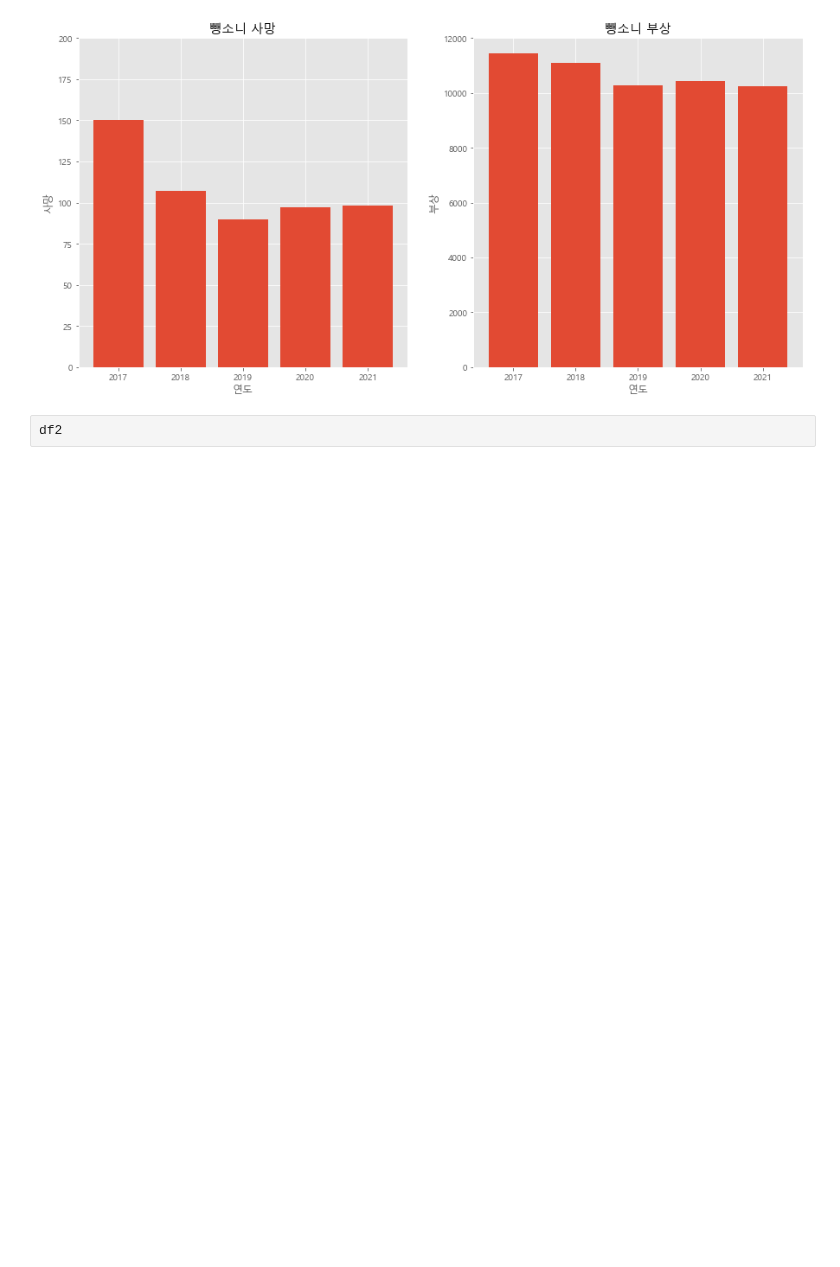
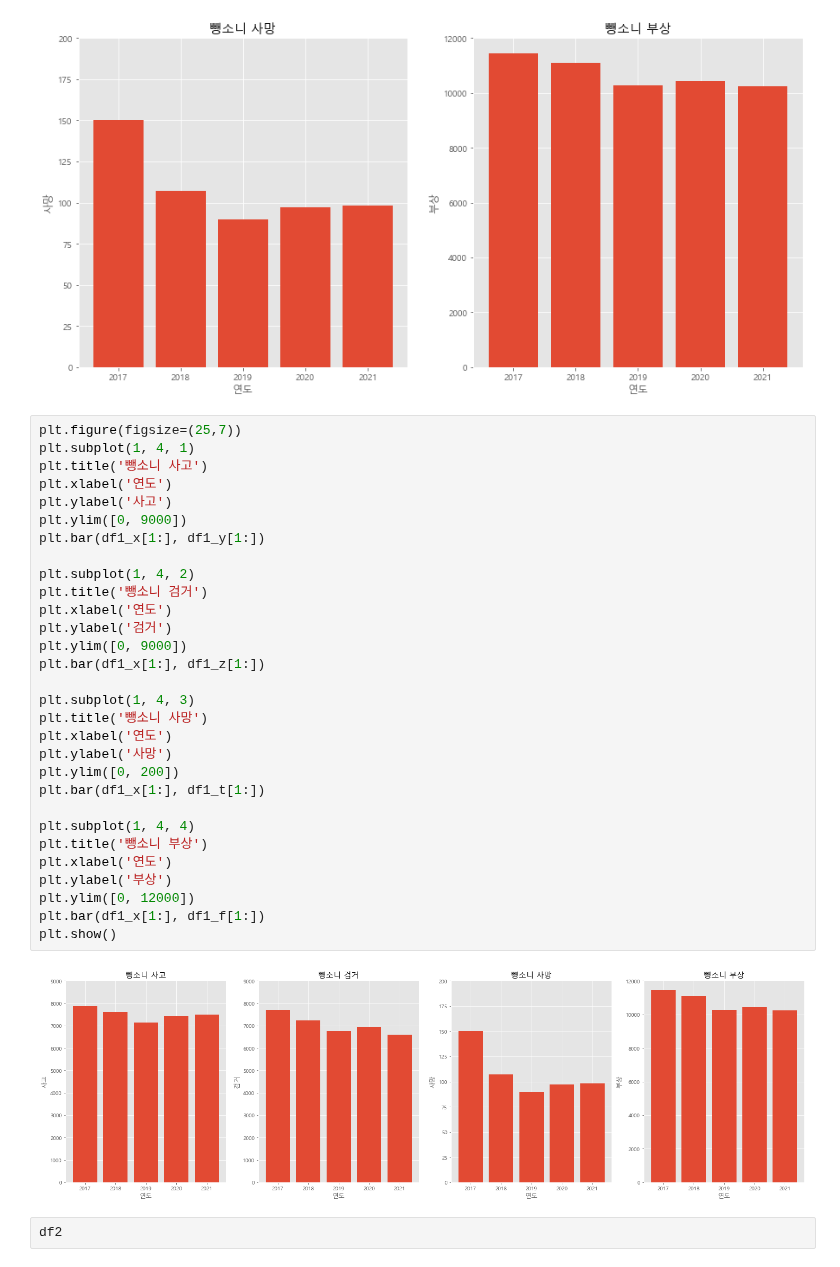
Before and after one commit to HoJin1014/KNU-BIGDATA-study, a Jupyter notebook: livingrab/ex_accident.ipynb, the cells around one changed output. Drawn from its saved outputs; the diff is of its cells as text; blank space fills up the shorter version.

```diff
--- a/livingrab/ex_accident.ipynb
+++ b/livingrab/ex_accident.ipynb
@@ -373,6 +376,38 @@ plt.bar(df1_x[1:], df1_f[1:])
 plt.show()
 # %% [output]
 [figure]
+# %%
+plt.figure(figsize=(25,7))
+plt.subplot(1, 4, 1)
+plt.title('뺑소니 사고')
+plt.xlabel('연도')
+plt.ylabel('사고')
+plt.ylim([0, 9000])
+plt.bar(df1_x[1:], df1_y[1:])
+
+plt.subplot(1, 4, 2)
+plt.title('뺑소니 검거')
+plt.xlabel('연도')
+plt.ylabel('검거')
+plt.ylim([0, 9000])
+plt.bar(df1_x[1:], df1_z[1:])
+
+plt.subplot(1, 4, 3)
+plt.title('뺑소니 사망')
+plt.xlabel('연도')
+plt.ylabel('사망')
+plt.ylim([0, 200])
+plt.bar(df1_x[1:], df1_t[1:])
+
+plt.subplot(1, 4, 4)
+plt.title('뺑소니 부상')
+plt.xlabel('연도')
+plt.ylabel('부상')
+plt.ylim([0, 12000])
+plt.bar(df1_x[1:], df1_f[1:])
+plt.show()
+# %% [output]
+[figure, added]
 # %%
 df2
 # %% [output]
```
Also changed, not shown: parts of 26 cells of this notebook.
